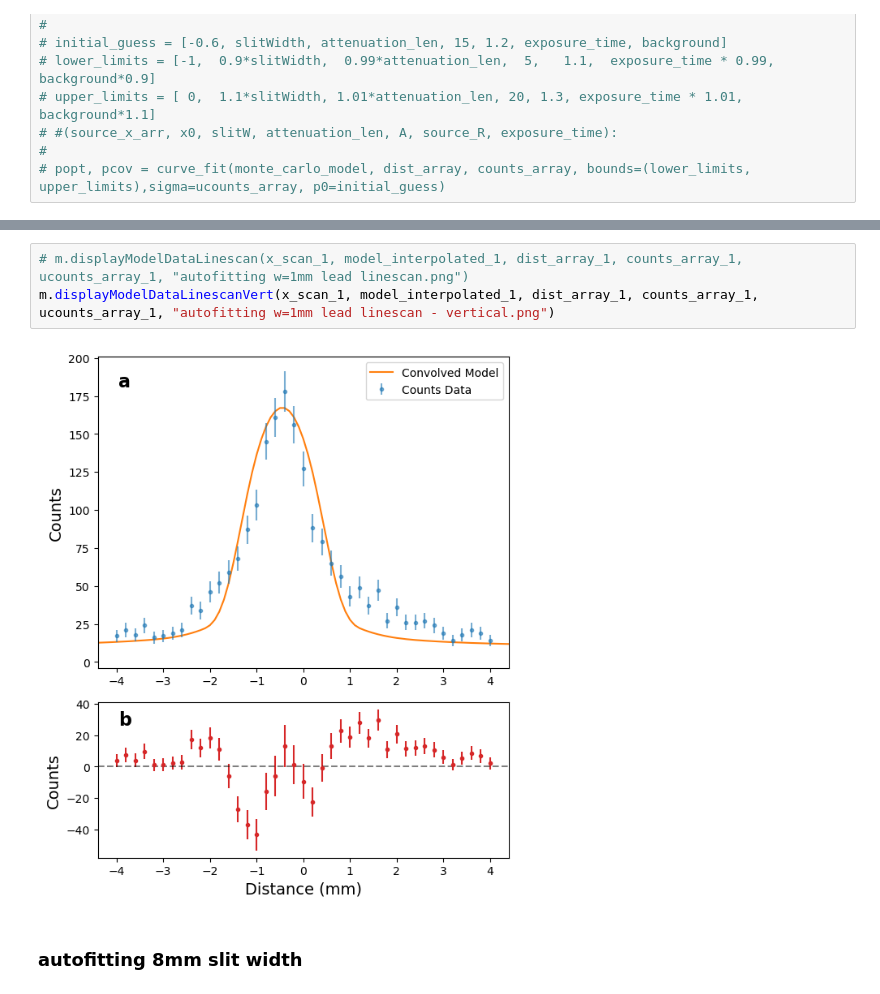
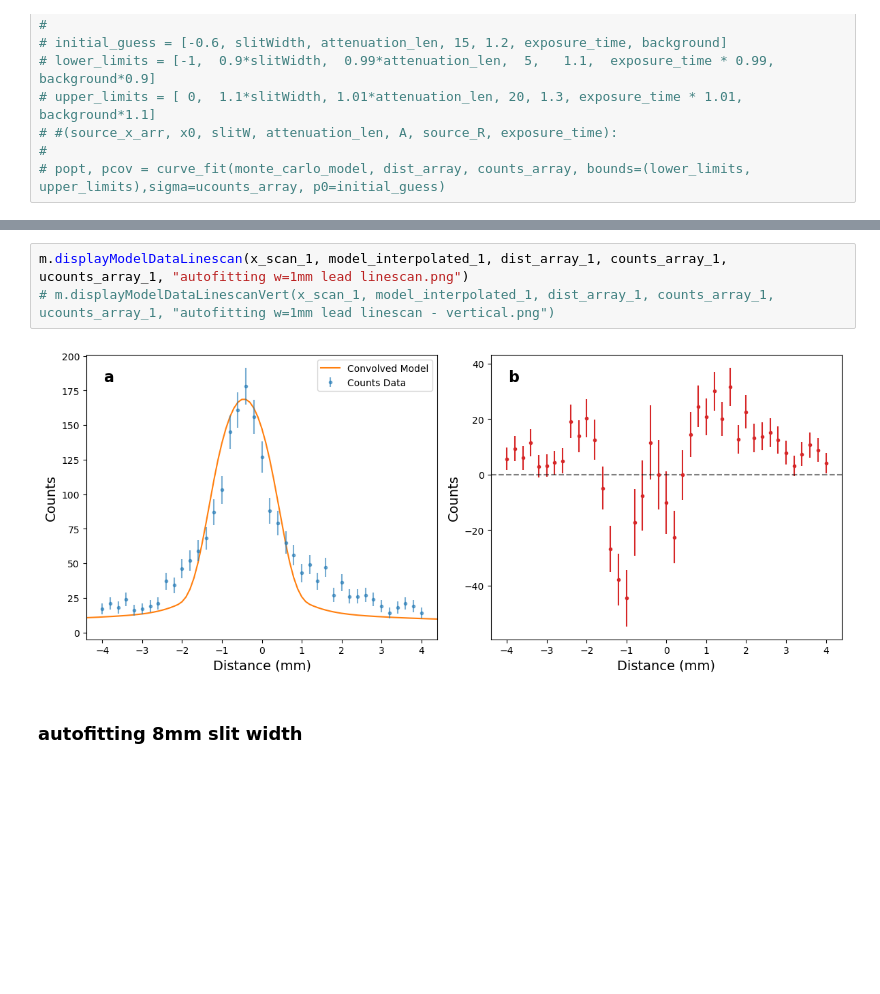
Before and after one commit to MarkZhit/PHYS409-PET, a Jupyter notebook: MonteCarloModel.ipynb, the cells around one changed output, grey strips where cells are left out. Saved outputs shown, nothing was run; the diff lists cells and outputs as text; blank space fills up the shorter version.

```diff
--- a/AlphaDetermination.ipynb
+++ b/MonteCarloModel.ipynb
@@ -600,8 +597,8 @@ Reduced Chi-Squared: 5.0039
 # %%
-# m.displayModelDataLinescan(x_scan_1, model_interpolated_1, dist_array_1, counts_array_1, ucounts_array_1, "autofitting w=1mm lead linescan.png")
-m.displayModelDataLinescanVert(x_scan_1, model_interpolated_1, dist_array_1, counts_array_1, ucounts_array_1, "autofitting w=1mm lead linescan - vertical.png")
+m.displayModelDataLinescan(x_scan_1, model_interpolated_1, dist_array_1, counts_array_1, ucounts_array_1, "autofitting w=1mm lead linescan.png")
+# m.displayModelDataLinescanVert(x_scan_1, model_interpolated_1, dist_array_1, counts_array_1, ucounts_array_1, "autofitting w=1mm lead linescan - vertical.png")
 # %% [output]
-[figure, old version]
+[figure, new version]
 # %% [markdown]
 ### autofitting 8mm slit width
 # %%
```
Also changed, not shown: parts of 14 cells of this notebook, 5 other files.
